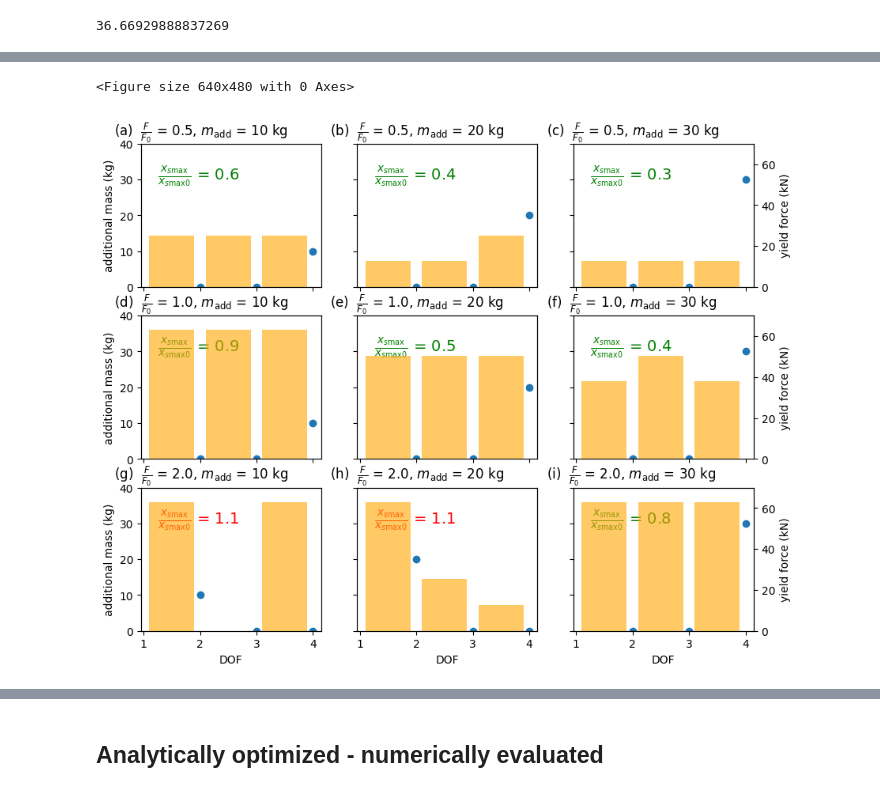
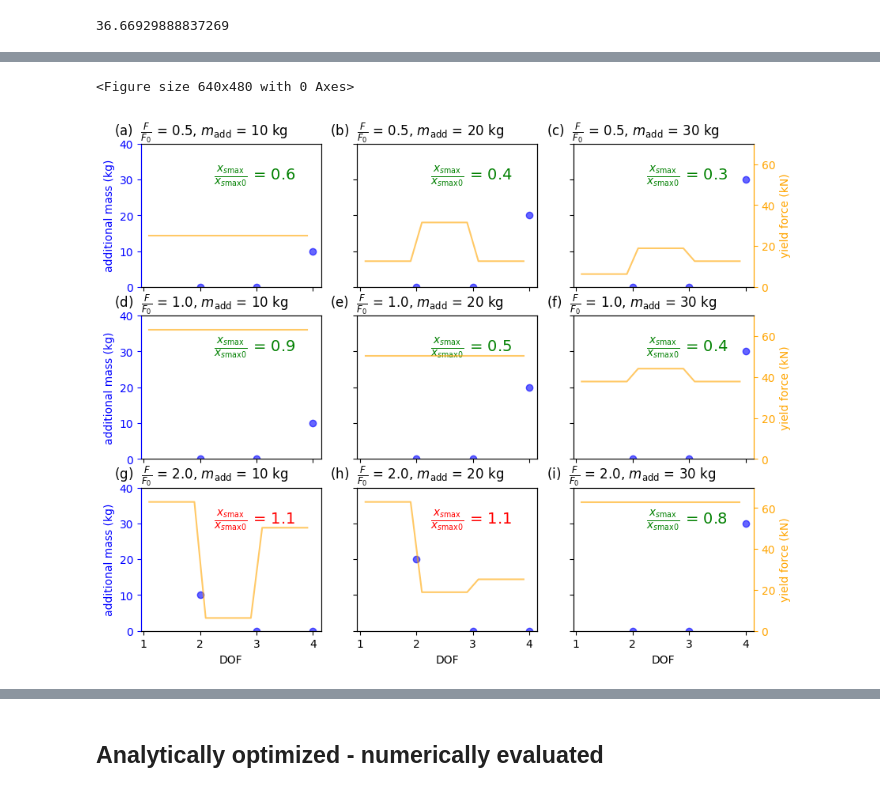
Before and after one commit to carloshernangarrido/optimization_simple_plastic, a Jupyter notebook: exploratory_analysis.ipynb, the cells around one changed output, grey strips where cells are left out. Saved outputs shown, nothing was run; the diff lists cells and outputs as text; code cells hidden in the pictures.

```diff
--- a/exploratory_analysis.ipynb
+++ b/exploratory_analysis.ipynb
@@ -4,7 +6,8 @@ import numpy as np
 import matplotlib.pyplot as plt
 # %%
 load_factors = [0.5, 1.0, 2.0]
-filename_path = r"C:\Users\joses\Mi unidad\TRABAJO\48_FG_protection\TRABAJO\fgp_optimizer\optimization_simple_plastic"
+# filename_path = r"C:\Users\joses\Mi unidad\TRABAJO\48_FG_protection\TRABAJO\fgp_optimizer\optimization_simple_plastic"
+filename_path = r"D:\CONICET\FG_protection\simulations_brute_force_fine_discret"
 
 
 X_baseline = {load_factor: None for load_factor in load_factors}
@@ -144,2 +147,13 @@ with open('optimum_brute_force.pkl', 'wb') as file:
 * m_add:  30 *
 [0.0e+00 0.0e+00 3.0e+01 6.3e+04 6.3e+04 6.3e+04] [0.83449721]
+# %%
+m_add = 20
+load_factor = 0.5
+
+rel_tol = 0.05
+
+plt.figure()
+plt.plot(y[load_factor][m_add]/y_baseline[load_factor])
+plt.xlim([0, 1000])
+plt.ylim([0.3, 0.4])
+plt.show()
@@ -146,45 +186,79 @@ with open('optimum_brute_force.pkl', 'wb') as file:
 # %%
 plt.tight_layout()
 fig, ax = plt.subplots(3,3, figsize=(10,8), sharey='row', sharex='col')
 axt = ax.__copy__()
 
+mass_color = 'blue'
+force_color = 'orange'
+
 for i, load_factor in enumerate(load_factors):
     for j, m_add in enumerate(m_adds):
-        i_opt = np.argmin(y[load_factor][m_add])
-        optimum_parameters[load_factor][m_add] = X[load_factor][m_add][i_opt]
-        optimum_performance[load_factor][m_add] = y[load_factor][m_add][i_opt]/y_baseline[load_factor]
+        # i_opt = np.argmin(y[load_factor][m_add])
+
+        # i_opt_list = find_local_minima_within_tol(y[load_factor][m_add], rel_tol=0.001)
+        i_opt_list = find_min_n(y[load_factor][m_add], n=1)
+
+        axt[i, j] = ax[i, j].twinx()
+        for i_opt in i_opt_list:
+            optimum_parameters[load_factor][m_add] = X[load_factor][m_add][i_opt]
+            optimum_performance[load_factor][m_add] = y[load_factor][m_add][i_opt]/y_baseline[load_factor]
+
+            force_plot_base = optimum_parameters[load_factor][m_add][3:]*1e-3
+            force_plot = [force_plot_base[0]]*3 + [force_plot_base[1]]*3 + [force_plot_base[2]]*3
+
+            # x_plot_base = np.array(range(len(optimum_parameters[load_factor][m_add][3:])))+1.5
+            x_plot = [1.1, 1.5, 1.9, 2.1, 2.5, 2.9, 3.1, 3.5, 3.9]
+
+            ax[i, j].plot(np.array(range(3))+2.,
+                          optimum_parameters[load_factor][m_add][:3], marker='o',
+                          linestyle='none',
+                          color=mass_color, alpha=0.6, label='additional mass')
+            axt[i, j].plot(x_plot,
+                           force_plot,
+                           linestyle='-',
+                           color=force_color, alpha=0.6, label='yield force')
+
         ax[i, j].set_title(fr'({chr(ord("a") + i*3 + j)})  '
-                           fr'$\frac{{F}}{{F_0}}$ = {load_factor}, $m_\mathrm{{add}}$ = {m_add} kg',
-                           loc='left', x=-.15)
+                        fr'$\frac{{F}}{{F_0}}$ = {load_factor}, $m_\mathrm{{add}}$ = {m_add} kg',
+                        loc='left', x=-.15)
         perf = np.round(optimum_performance[load_factor][m_add][0], 1)
+
         if j == 0:
             ax[i, j].set_ylabel('additional mass (kg)')
-        ax[i, j].plot(np.array(range(3))+2.,
-                      optimum_parameters[load_factor][m_add][:3], marker='o',
-                      linestyle='none', label='additional mass')
         ax[i, j].set_ylim([0,40])
 
-        axt[i, j] = ax[i, j].twinx()
-        axt[i, j].bar(np.array(range(len(optimum_parameters[load_factor][m_add][3:])))+1.5,
-                      optimum_parameters[load_factor][m_add][3:]*1e-3,
-                      color='orange', alpha=0.6, label='yield force')
 
-        ax[i, j].text(1.25, 30,
-                      r'$\frac{x_{s\mathrm{{max}}}}{x_{{s\mathrm{{max}}0}}}$ = ' + f'{perf}',
-                      color='red' if perf >= 1 else 'green',
-                      size=14)
+        ax[i, j].text(2.25, 30,
+                    r'$\frac{x_{s\mathrm{{max}}}}{x_{{s\mathrm{{max}}0}}}$ = ' + f'{perf}',
+                    color='red' if perf >= 1 else 'green',
+                    size=14)
 
         axt[i, j].set_ylim([0,70])
         if j < 2:
             axt[i, j].set_yticks([], [])
         else:
             axt[i, j].set_ylabel('yield force (kN)')
         if i == 2:
             ax[i, j].set_xlabel('DOF')
 
+        # === SET SPINE AND TICK LABEL COLORS ===
+        if j == 0:
+            ax[i, j].spines['left'].set_color(mass_color)
+            ax[i, j].tick_params(axis='y', colors=mass_color)
+            ax[i, j].yaxis.label.set_color(mass_color)
+            axt[i, j].spines['left'].set_color(mass_color)
+            axt[i, j].tick_params(axis='y', colors=mass_color)
+        if j == 2:
+            ax[i, j].spines['right'].set_color(force_color)
+            # ax[i, j].tick_params(axis='y', colors=force_color)
+            axt[i, j].yaxis.label.set_color(force_color)
+            axt[i, j].spines['right'].set_color(force_color)
+            axt[i, j].tick_params(axis='y', colors=force_color)
+
+
 plt.show()
 fig.savefig('parametric_opt.pdf', bbox_inches='tight')
 # %% [output]
 <Figure size 640x480 with 0 Axes>
-[figure, old version]
+[figure, new version]
 # %%
```
Also changed, not shown: parts of 7 cells of this notebook, 15 other files.
